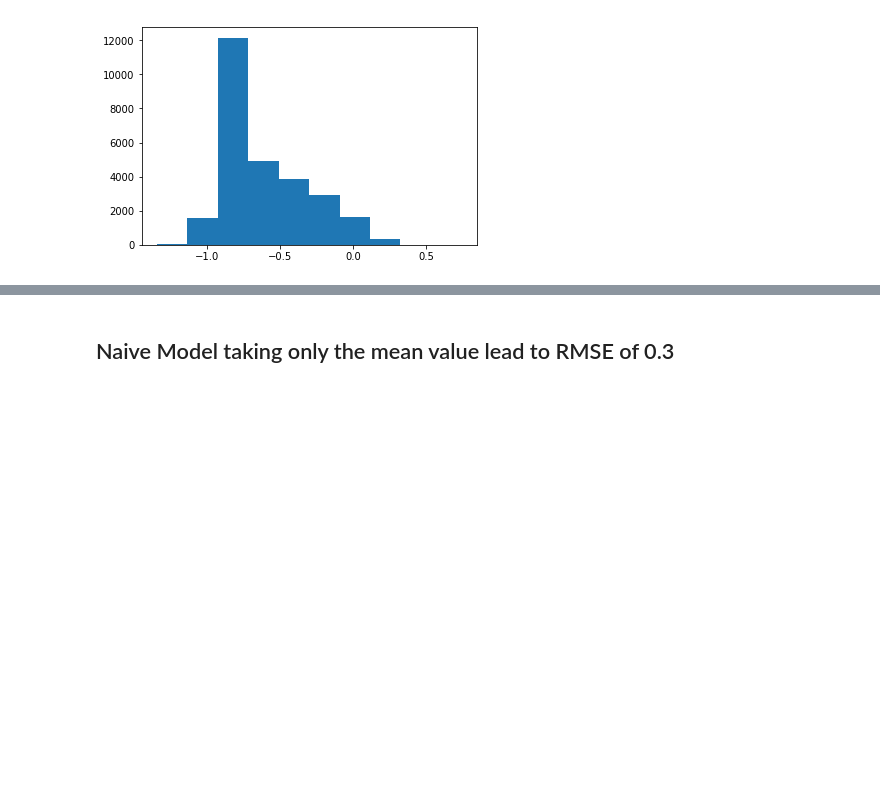
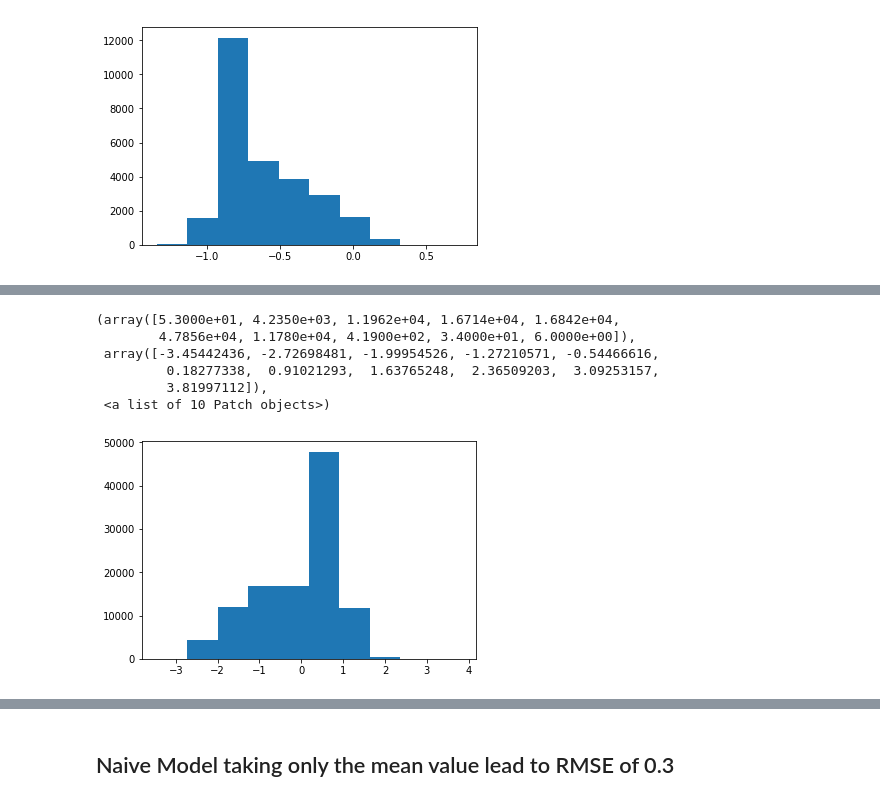
Before and after one commit to pauljeroenr/mhc_peptide_binding_prediction, a Jupyter notebook: check_testdata.ipynb, the cells around one changed output, grey strips where cells are left out. Drawn from its saved outputs; the diff is of its cells as text; code cells hidden in the pictures; blank space fills up the shorter version.

```diff
--- a/check_testdata.ipynb
+++ b/check_testdata.ipynb
@@ -57,0 +78,15 @@ plt.hist(y_test.flatten())
+# %%
+from sklearn.preprocessing import StandardScaler
+data = boxcox(rank_model.reverse_log_transformation(y_train).flatten(), 0.055).reshape(-1, 1)#(y_train)
+scaler = StandardScaler()
+scaler.fit(data)
+scaled = scaler.transform(data)
+plt.hist(scaled)
+# %% [output]
+(array([5.3000e+01, 4.2350e+03, 1.1962e+04, 1.6714e+04, 1.6842e+04,
+        4.7856e+04, 1.1780e+04, 4.1900e+02, 3.4000e+01, 6.0000e+00]),
+ array([-3.45442436, -2.72698481, -1.99954526, -1.27210571, -0.54466616,
+         0.18277338,  0.91021293,  1.63765248,  2.36509203,  3.09253157,
+         3.81997112]),
+ <a list of 10 Patch objects>)
+[figure, added]
```
Also changed, not shown: parts of 5 cells of this notebook, 1 other file.
